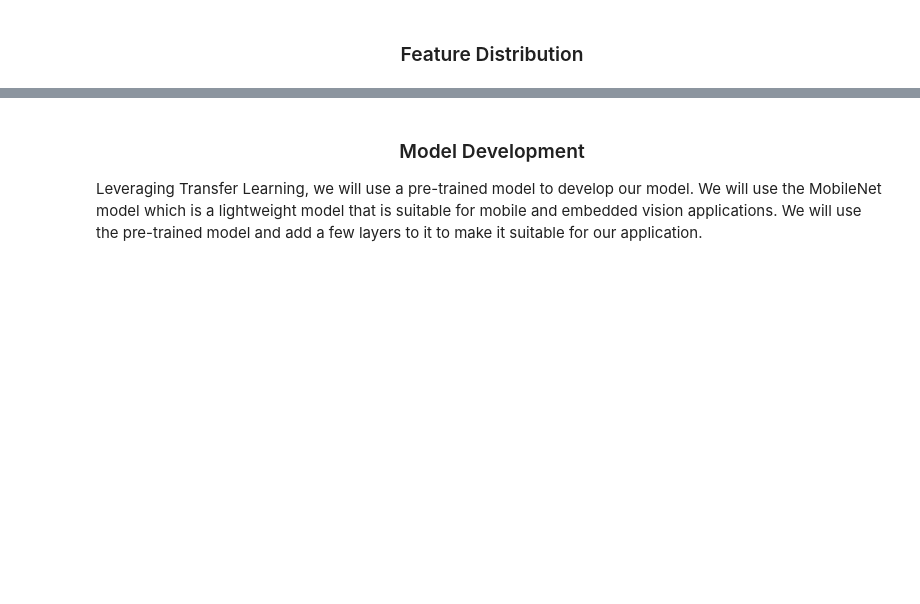
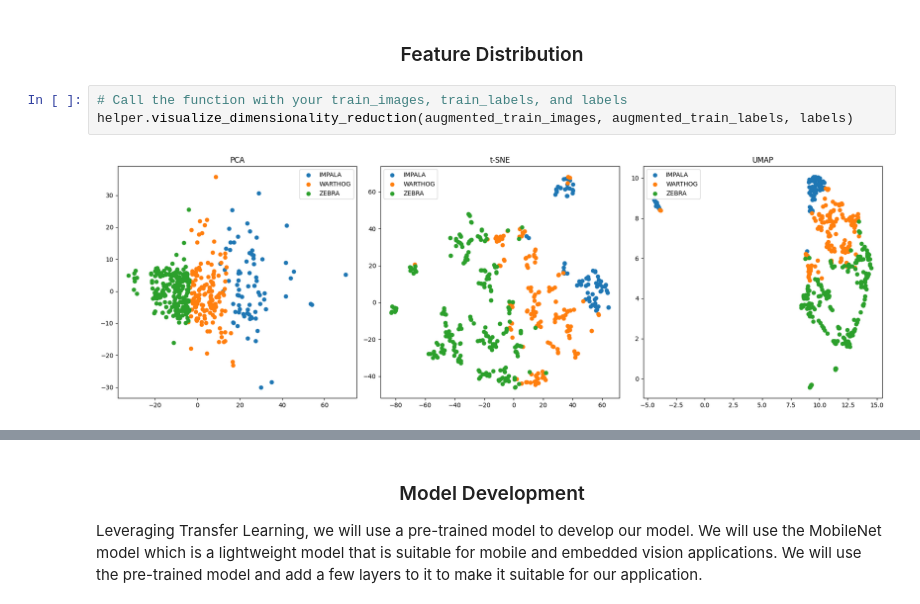
Before and after one commit to DeKUT-DSAIL/dsail-tech4wildlife, a Jupyter notebook: PART-2/camera_trap_tutorial.ipynb, the cells around one changed output, grey strips where cells are left out. Cells and saved outputs as stored; diff of their text form; blank space fills up the shorter version.

```diff
--- a/PART-2/camera_trap_tutorial.ipynb
+++ b/PART-2/camera_trap_tutorial.ipynb
@@ -170,5 +179,10 @@ helper.visualize_images(augmented_train_tensors, BATCH_SIZE, class_names=list(la
 # %% [markdown]
 <h3 style="text-align:center;">Feature Distribution</h3>
+# %%
+# Call the function with your train_images, train_labels, and labels
+helper.visualize_dimensionality_reduction(augmented_train_images, augmented_train_labels, labels)
+# %% [output]
+[figure, added]
 # %%
 # Call the function with your train_images, train_labels, and labels
 helper.visualize_dimensionality_reduction(train_images, train_labels, labels)
```
Also changed, not shown: parts of 14 cells of this notebook, 6 other files.
